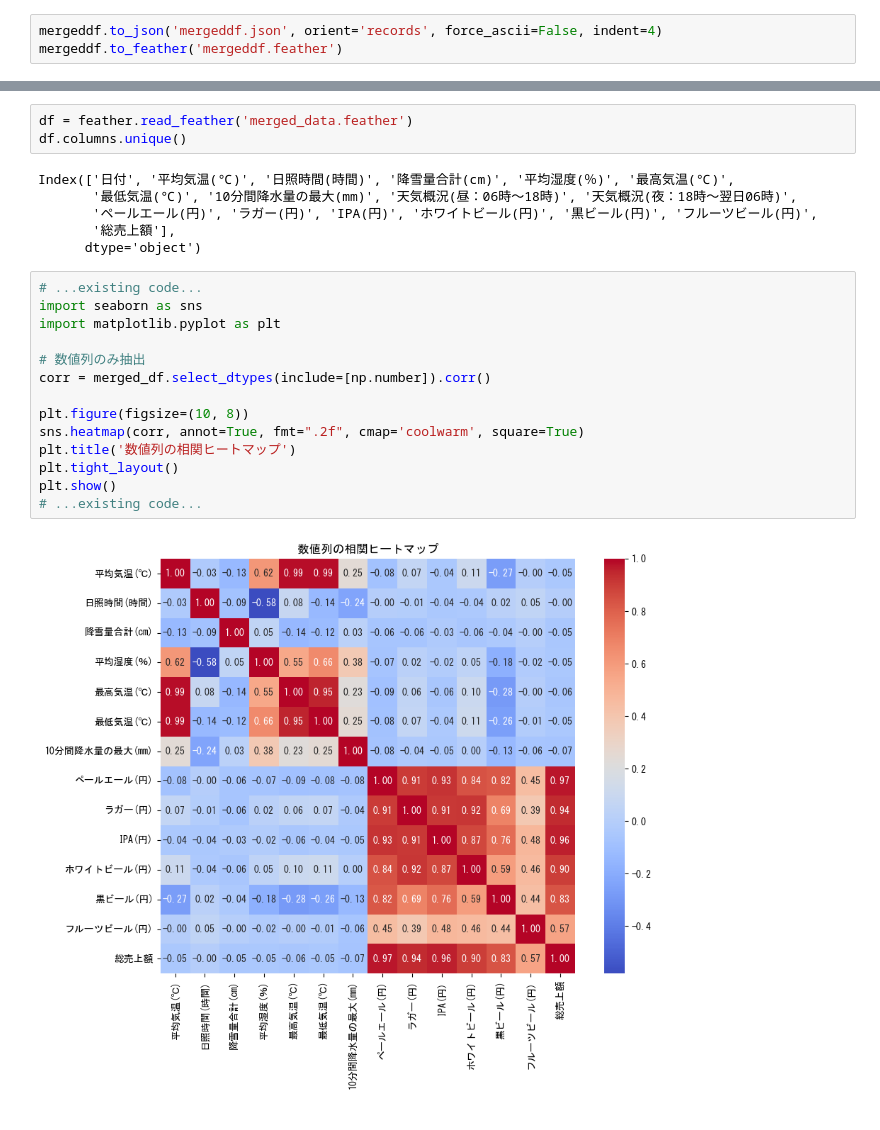
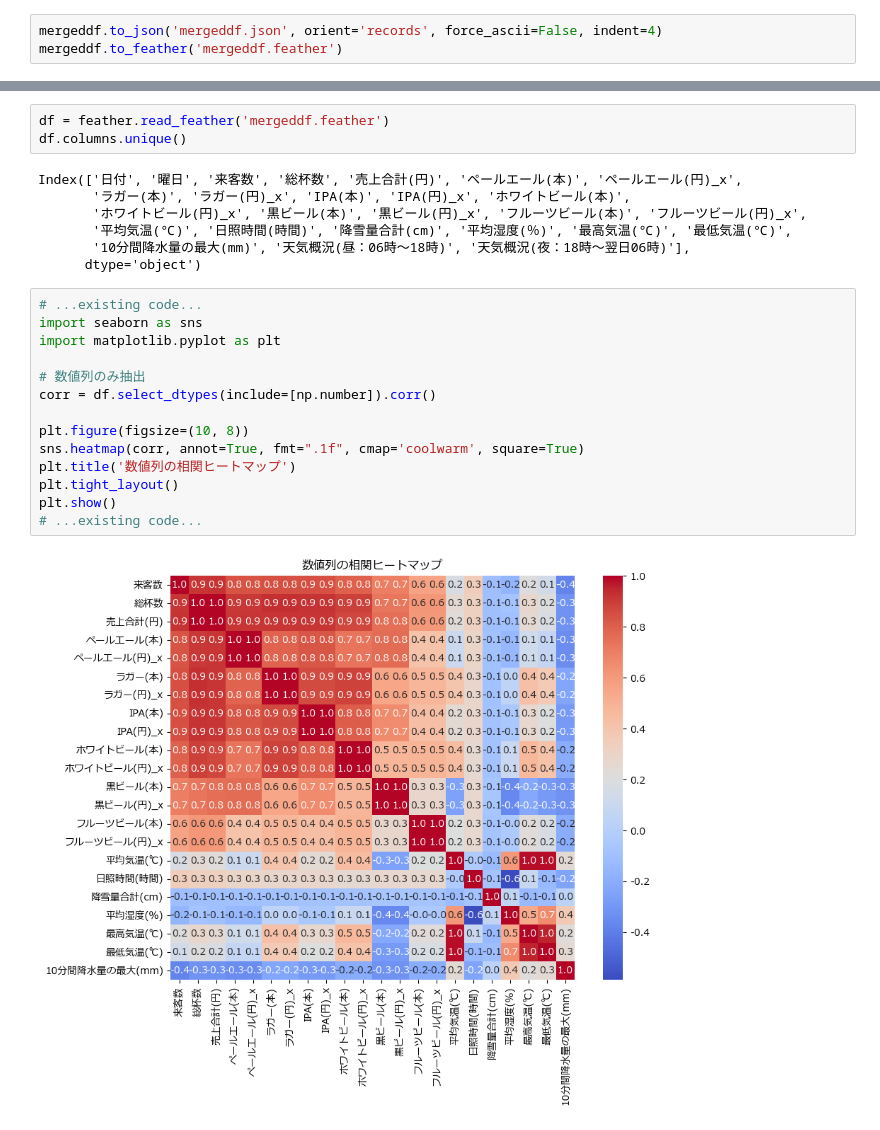
Before and after one commit to AICloud-TeamE/Python-AI, a Jupyter notebook: data_pipeline.ipynb, the cells around one changed output, grey strips where cells are left out. Saved outputs shown, nothing was run; the diff lists cells and outputs as text.

```diff
--- a/data_pipeline.ipynb
+++ b/data_pipeline.ipynb
@@ -284,25 +127,26 @@ merged_df.to_feather('merged_data.feather')
 # %%
-df = feather.read_feather('merged_data.feather')
+df = feather.read_feather('mergeddf.feather')
 df.columns.unique()
 # %% [output]
-Index(['日付', '平均気温(℃)', '日照時間(時間)', '降雪量合計(cm)', '平均湿度(％)', '最高気温(℃)',
-       '最低気温(℃)', '10分間降水量の最大(mm)', '天気概況(昼：06時～18時)', '天気概況(夜：18時～翌日06時)',
-       'ペールエール(円)', 'ラガー(円)', 'IPA(円)', 'ホワイトビール(円)', '黒ビール(円)', 'フルーツビール(円)',
-       '総売上額'],
+Index(['日付', '曜日', '来客数', '総杯数', '売上合計(円)', 'ペールエール(本)', 'ペールエール(円)_x',
+       'ラガー(本)', 'ラガー(円)_x', 'IPA(本)', 'IPA(円)_x', 'ホワイトビール(本)',
+       'ホワイトビール(円)_x', '黒ビール(本)', '黒ビール(円)_x', 'フルーツビール(本)', 'フルーツビール(円)_x',
+       '平均気温(℃)', '日照時間(時間)', '降雪量合計(cm)', '平均湿度(％)', '最高気温(℃)', '最低気温(℃)',
+       '10分間降水量の最大(mm)', '天気概況(昼：06時～18時)', '天気概況(夜：18時～翌日06時)'],
       dtype='object')
 # %%
 # ...existing code...
 import seaborn as sns
 import matplotlib.pyplot as plt
 
 # 数値列のみ抽出
-corr = merged_df.select_dtypes(include=[np.number]).corr()
+corr = df.select_dtypes(include=[np.number]).corr()
 
 plt.figure(figsize=(10, 8))
-sns.heatmap(corr, annot=True, fmt=".2f", cmap='coolwarm', square=True)
+sns.heatmap(corr, annot=True, fmt=".1f", cmap='coolwarm', square=True)
 plt.title('数値列の相関ヒートマップ')
 plt.tight_layout()
 plt.show()
 # ...existing code...
 # %% [output]
-[figure, old version]
+[figure, new version]
```
Also changed, not shown: parts of 25 cells of this notebook, 1 other file.
